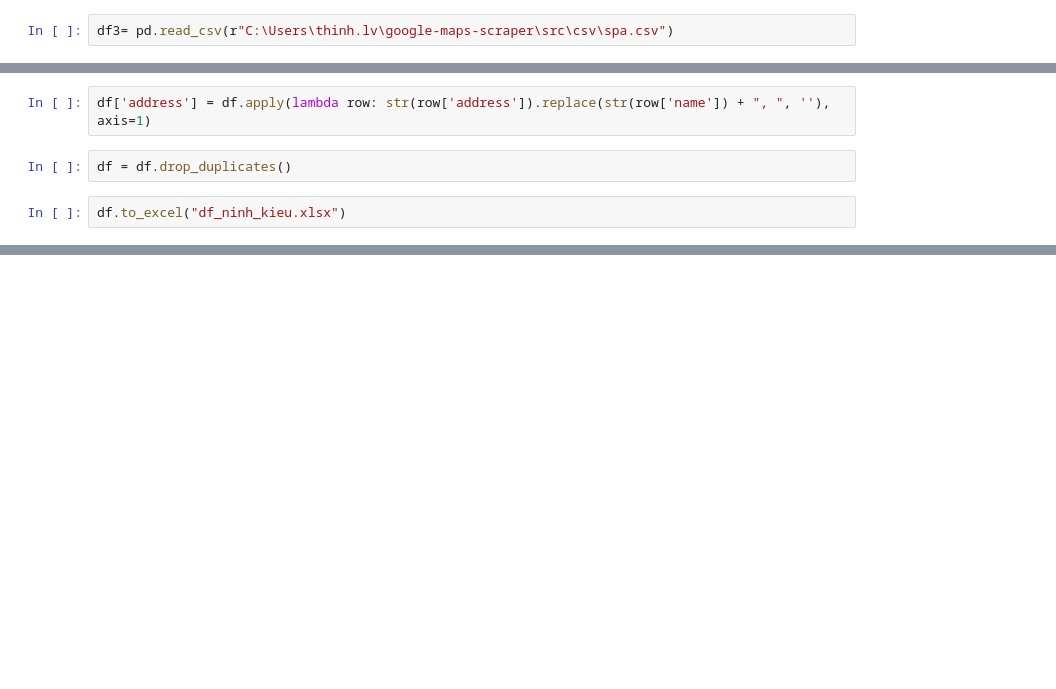
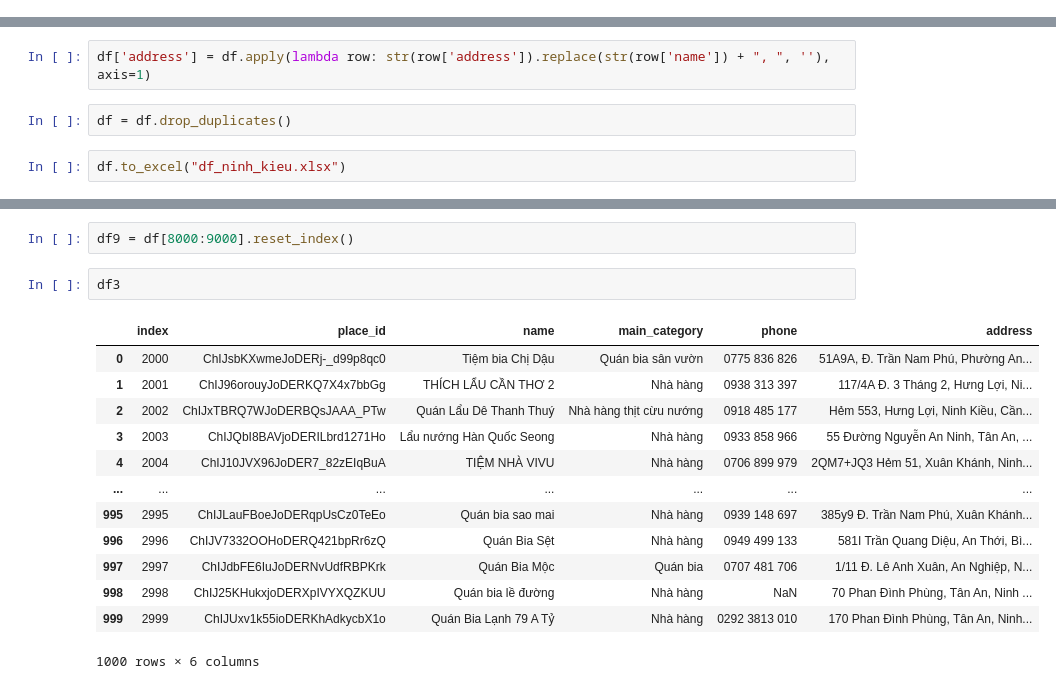
Before and after one commit to Kten987/google-map_v2, a Jupyter notebook: src/map.ipynb, the cells around one changed output, grey strips where cells are left out. Saved outputs shown, nothing was run; the diff lists cells and outputs as text; blank space fills up the shorter version.

```diff
--- a/src/map.ipynb
+++ b/src/map.ipynb
@@ -7,5 +3,3 @@ df2= pd.read_csv(r"C:\Users\thinh.lv\google-maps-scraper\src\csv\làm đẹp.csv
-# %%
-df3= pd.read_csv(r"C:\Users\thinh.lv\google-maps-scraper\src\csv\spa.csv")
 # %%
 result_df = pd.concat([df1, df2, df3]).drop_duplicates()
 # %%
@@ -150,0 +107,18 @@ df.to_excel("df_ninh_kieu.xlsx")
+# %%
+df9 = df[8000:9000].reset_index()
+# %%
+df3
+# %% [output]
+|  | index | place_id | name | main_category | phone | address |
+| 0 | 2000 | ChIJsbKXwmeJoDERj-_d99p8qc0 | Tiệm bia Chị Dậu | Quán bia sân vườn | 0775 836 826 | 51A9A, Đ. Trần Nam Phú, Phường An... |
+| 1 | 2001 | ChIJ96orouyJoDERKQ7X4x7bbGg | THÍCH LẨU CẦN THƠ 2 | Nhà hàng | 0938 313 397 | 117/4A Đ. 3 Tháng 2, Hưng Lợi, Ni... |
+| 2 | 2002 | ChIJxTBRQ7WJoDERBQsJAAA_PTw | Quán Lẩu Dê Thanh Thuý | Nhà hàng thịt cừu nướng | 0918 485 177 | Hẻm 553, Hưng Lợi, Ninh Kiều, Cần... |
+| 3 | 2003 | ChIJQbI8BAVjoDERILbrd1271Ho | Lẩu nướng Hàn Quốc Seong | Nhà hàng | 0933 858 966 | 55 Đường Nguyễn An Ninh, Tân An, ... |
+| 4 | 2004 | ChIJ10JVX96JoDER7_82zEIqBuA | TIỆM NHÀ VIVU | Nhà hàng | 0706 899 979 | 2QM7+JQ3 Hẻm 51, Xuân Khánh, Ninh... |
+| ... | ... | ... | ... | ... | ... | ... |
+| 995 | 2995 | ChIJLauFBoeJoDERqpUsCz0TeEo | Quán bia sao mai | Nhà hàng | 0939 148 697 | 385y9 Đ. Trần Nam Phú, Xuân Khánh... |
+| 996 | 2996 | ChIJV7332OOHoDERQ421bpRr6zQ | Quán Bia Sệt | Nhà hàng | 0949 499 133 | 581I Trần Quang Diệu, An Thới, Bì... |
+| 997 | 2997 | ChIJdbFE6IuJoDERNvUdfRBPKrk | Quán Bia Mộc | Quán bia | 0707 481 706 | 1/11 Đ. Lê Anh Xuân, An Nghiệp, N... |
+| 998 | 2998 | ChIJ25KHukxjoDERXpIVYXQZKUU | Quán bia lề đường | Nhà hàng | NaN | 70 Phan Đình Phùng, Tân An, Ninh ... |
+| 999 | 2999 | ChIJUxv1k55ioDERKhAdkycbX1o | Quán Bia Lạnh 79 A Tỷ | Nhà hàng | 0292 3813 010 | 170 Phan Đình Phùng, Tân An, Ninh... |
+1000 rows × 6 columns
```
Also changed, not shown: parts of 36 cells of this notebook, 21 other files.
